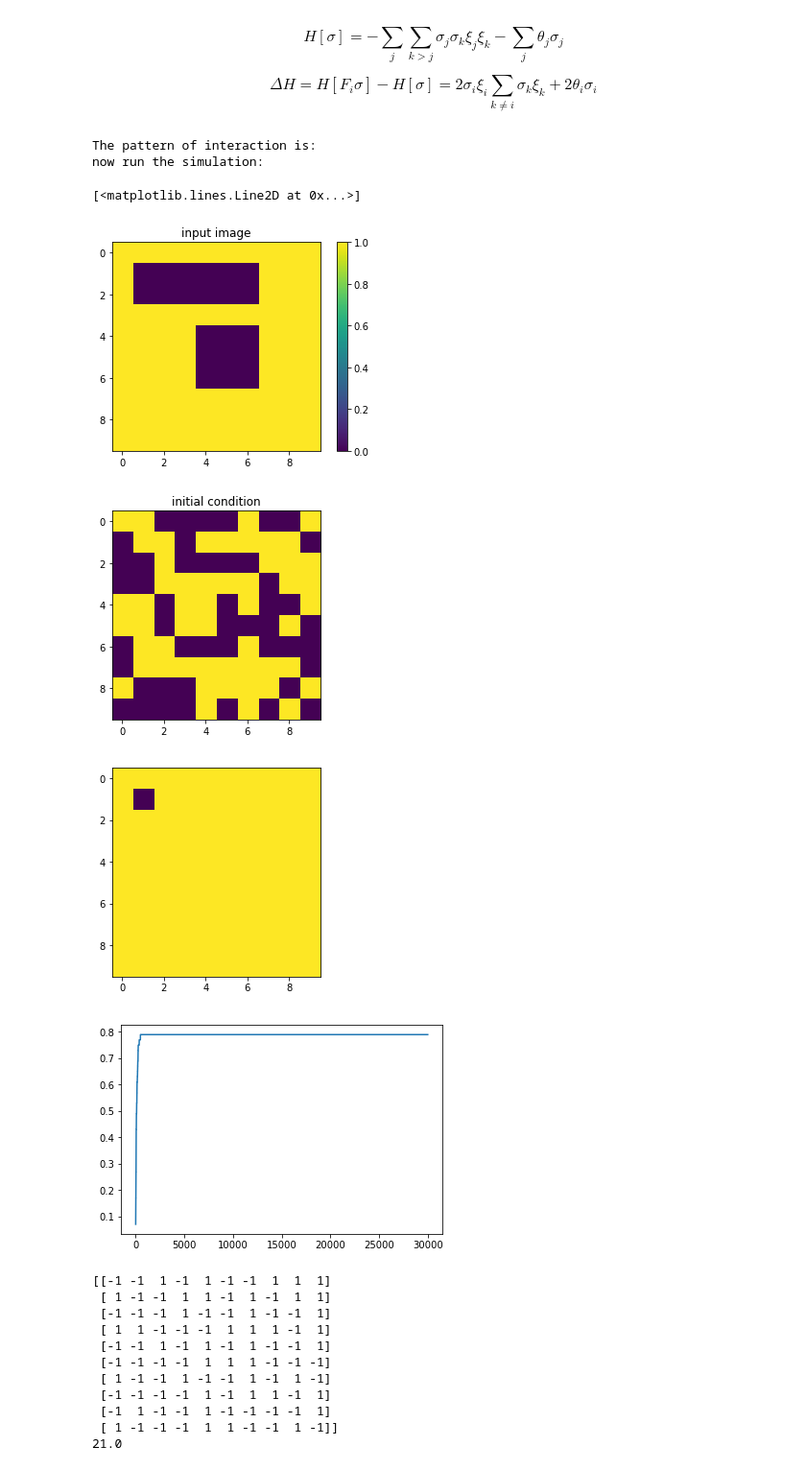
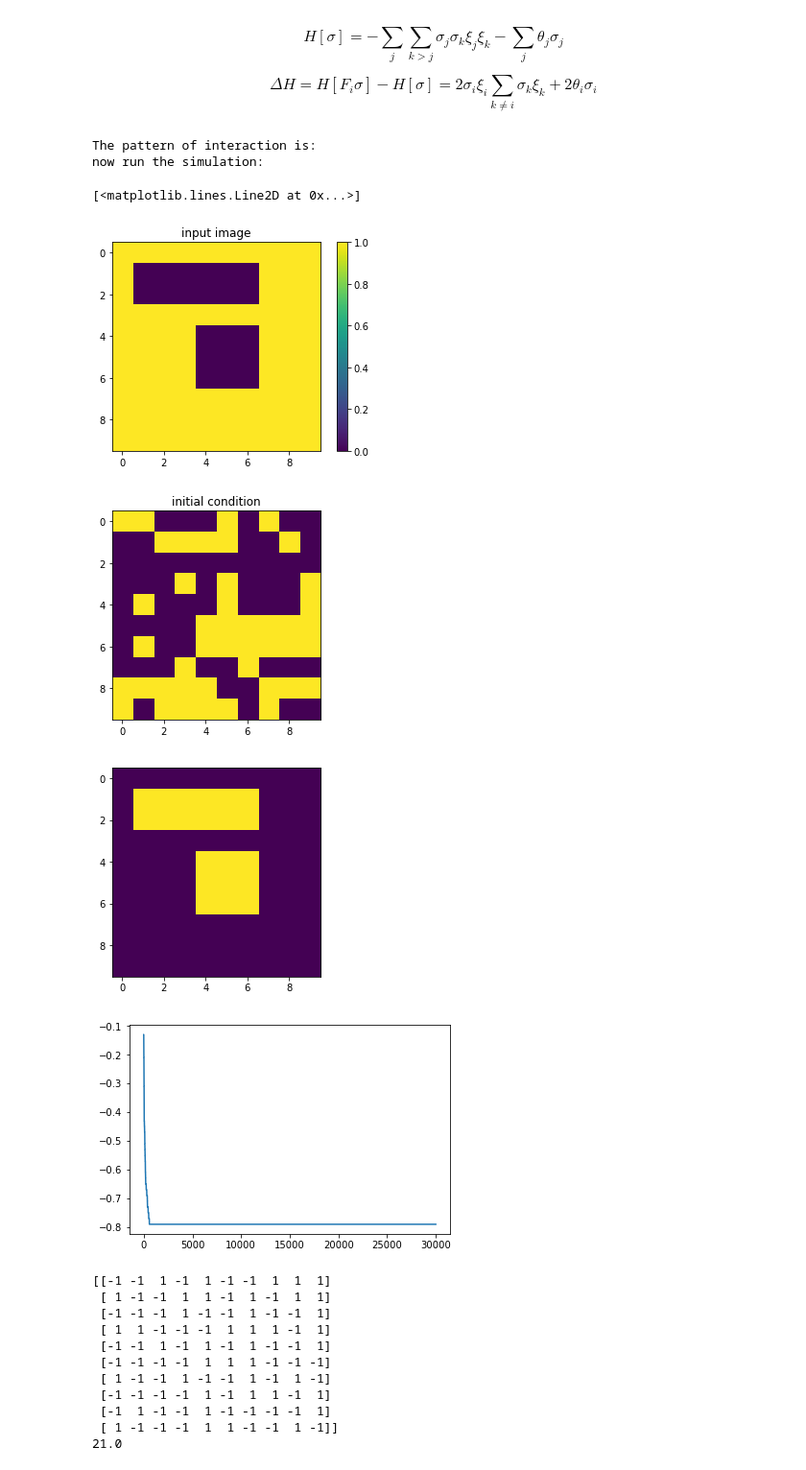
Before and after one commit to g-torr/gillespie-Ising, a Jupyter notebook: Ising/Python/store pattern.ipynb, the cells around one changed output. Shown at 96% size. Saved outputs shown, nothing was run; the diff lists cells and outputs as text; code cells hidden in the pictures.

```diff
--- a/Ising/Python/store pattern.ipynb
+++ b/Ising/Python/store pattern.ipynb
@@ -90,36 +90,36 @@ $$
 $$
 # %%
 J_temp=(J+G)/2# but it does not work if (J+G)/2
-theta=0.1
-model = Ising(0.1,J_temp,theta)
+theta=0.2
+model = Ising(0.001,J_temp,theta)
 print("The pattern of interaction is:")
 figure()
 title("input image")
 imshow(J_temp)
 colorbar()
 print('now run the simulation:')
 figure()
 title("initial condition")
 model.show()
 k=0
 dati=[]
 while k<30000:
     dati+=[model.magnetisation()]
     model.move()
     k+=1
 figure()
 
 model.show()
 figure()
 plot(dati)
 # %% [output]
 The pattern of interaction is:
 now run the simulation:
 [<matplotlib.lines.Line2D at 0x...>]
 [figure]
-[figure, old version]
+[figure, new version]
-[figure, old version]
+[figure, new version]
-[figure, old version]
+[figure, new version]
 # %%
 S=2*(rand(10,10)>0.5)-1 # matrix of spin
 J*S
```
